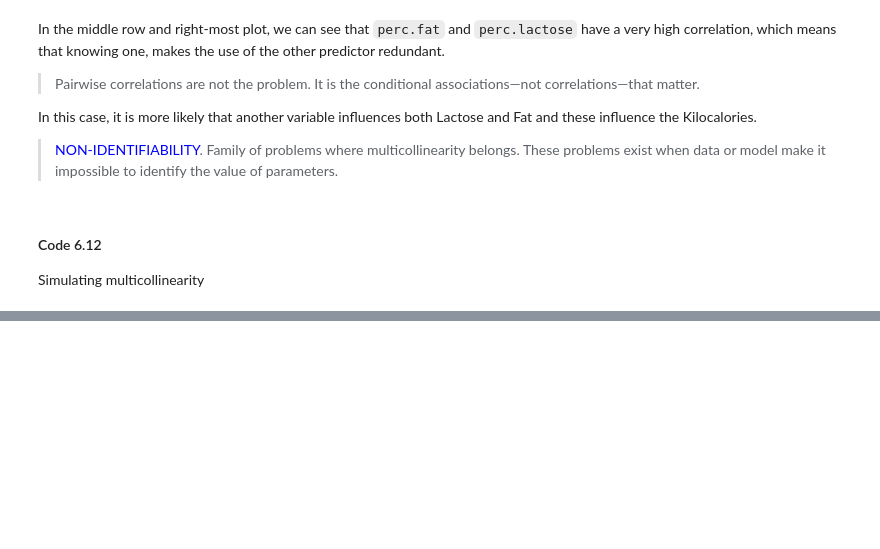
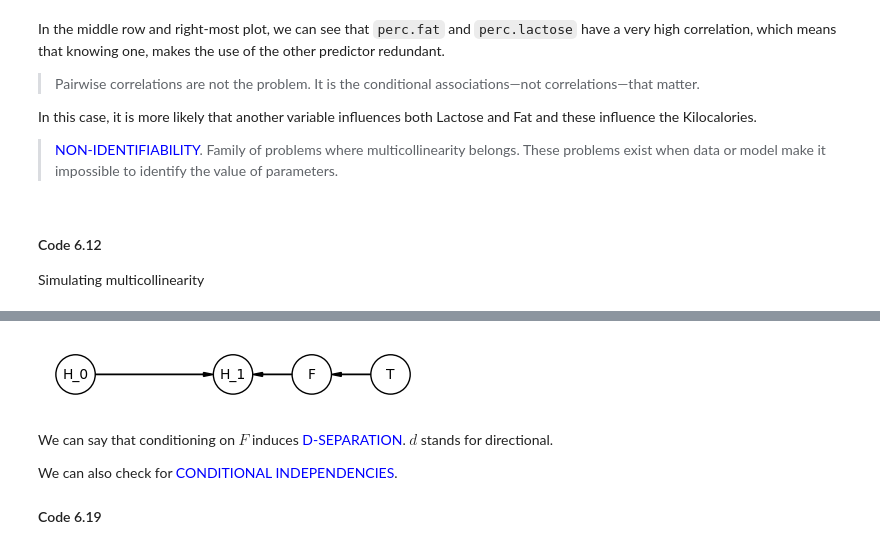
Before and after one commit to Gustavo-SF/Statistical-Rethinking-2Ed, a Jupyter notebook: chapters/6/samples.ipynb, the cells around one changed output, grey strips where cells are left out. Saved outputs shown, nothing was run; the diff lists cells and outputs as text; code cells hidden in the pictures; blank space fills up the shorter version.

```diff
--- a/chapters/6/samples.ipynb
+++ b/chapters/6/samples.ipynb
@@ -336,0 +517,21 @@ plt.ylabel("standard deviation of slope");
+# %%
+import daft
+from causalgraphicalmodels import CausalGraphicalModel
+
+dag = CausalGraphicalModel(nodes=['H_0', 'H_1', 'F', 'T'], edges=[('H_0', 'H_1'), ('F', 'H_1'), ('T', 'F')])
+pgm = daft.PGM()
+coordinates = {'H_0': (0, 0), 'H_1': (2, 0), 'F': (3, 0), 'T': (4, 0)}
+for node in dag.dag.nodes:
+    pgm.add_node(node, node, *coordinates[node])
+for edge in dag.dag.edges:
+    pgm.add_edge(*edge)
+pgm.render()
+plt.gca().invert_yaxis();
+# %% [output]
+[figure, added]
+# %% [markdown]
+We can say that conditioning on $F$ induces <span style="color:blue">D-SEPARATION</span>. $d$ stands for directional.
+
+We can also check for <span style="color:blue">CONDITIONAL INDEPENDENCIES</span>.
+
+#### Code 6.19
```
Also changed, not shown: parts of 30 cells of this notebook.
